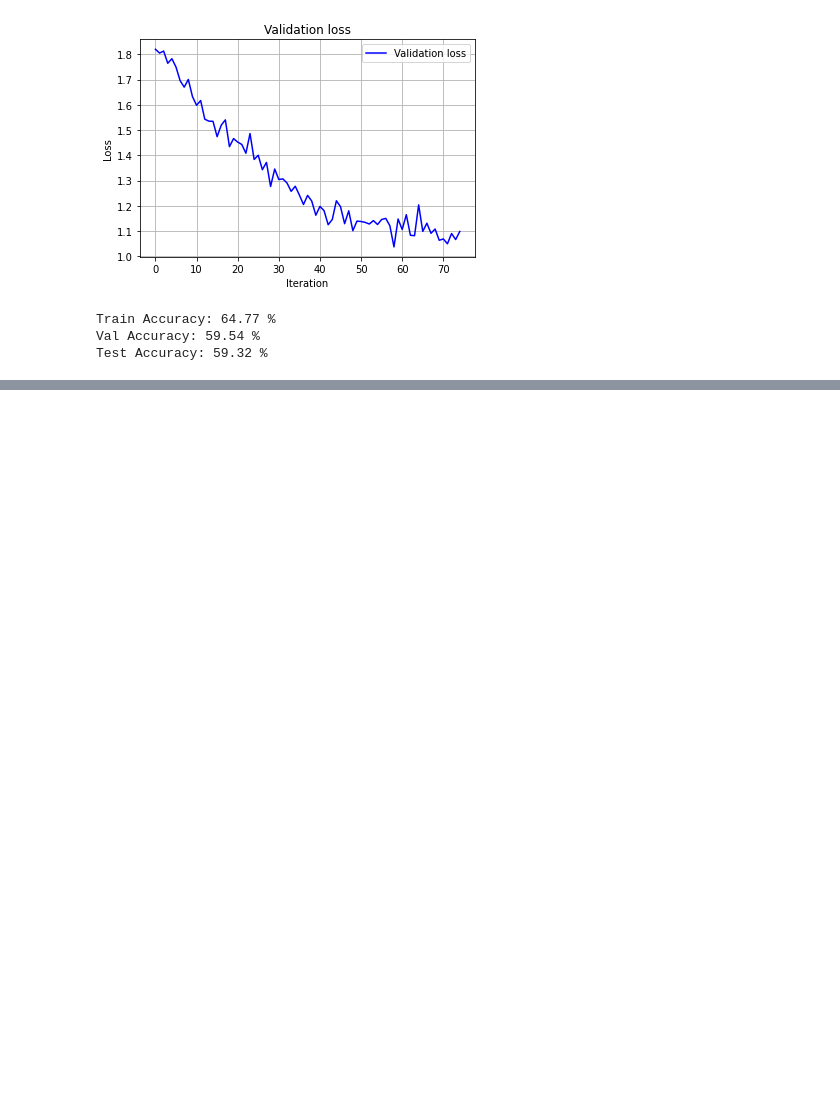
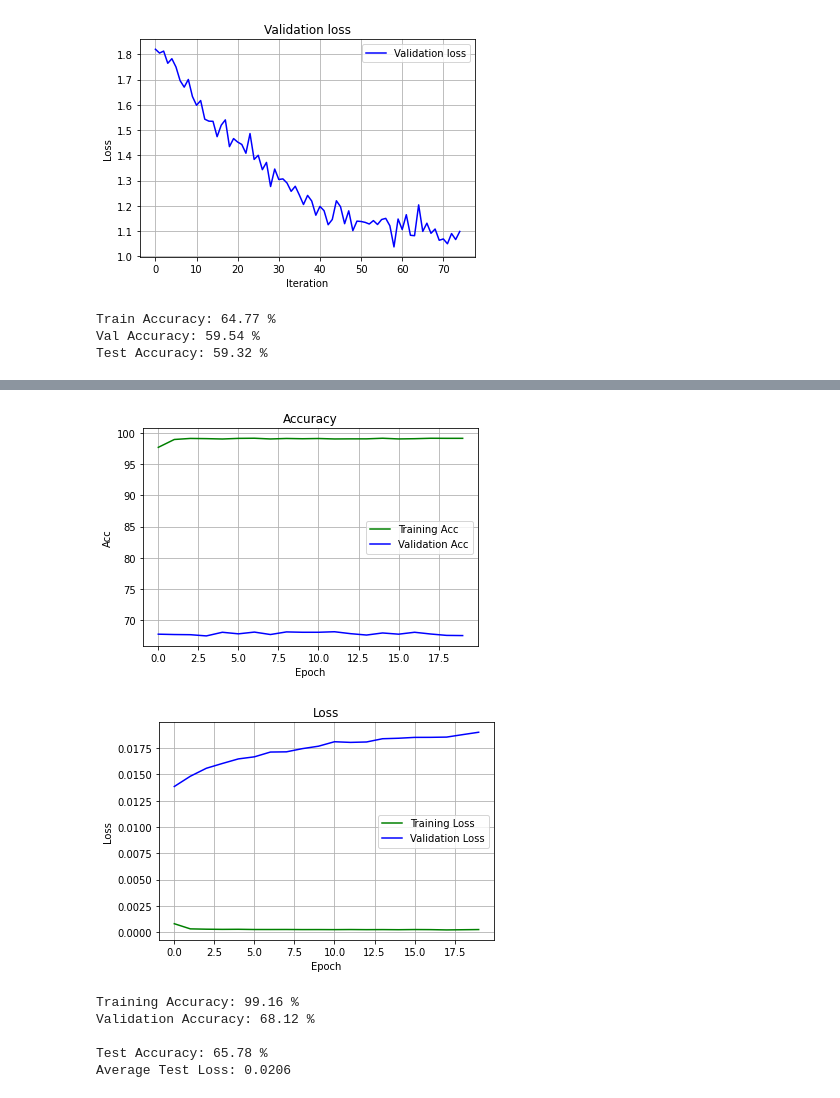
Before and after one commit to usef-kh/EC-523-Deep-Learning-Project, a Jupyter notebook: combining_subnets.ipynb, the cells around one changed output, grey strips where cells are left out. Cells and saved outputs as stored; diff of their text form; code cells hidden in the pictures; blank space fills up the shorter version.

```diff
--- a/combining_subnets.ipynb
+++ b/combining_subnets.ipynb
@@ -434,0 +560,42 @@ Test Accuracy: 59.32 %
+# %%
+class CombinedNetsPretrained(nn.Module):
+    def __init__(self, subnet1, subnet2, subnet3):
+        super(CombinedNetsPretrained, self).__init__()
+        # pass in FROZEN subnets!!
+        # for net 1
+        self.sub1 = subnet1
+
+        self.sub2 = subnet2
+
+        self.sub3 = subnet3
+        # for net2
+
+        self.history = History()
+
+        self.final_lin = nn.Linear(4096*3, 7)
+
+    def forward(self, x):
+        x_1 = self.sub1(x)
+        x_2 = self.sub2(x)
+        x_3 = self.sub3(x)
+
+        # concatenate x_1, x_2, x_3
+        #third_tensor= tf.concat(0, [first_tensor, second_tensor])
+
+        #print(x_1.shape, x_2.shape, x_3.shape)
+
+        x_cat = torch.cat((x_1, x_2, x_3), dim=1)
+
+        #print(x_cat.shape)
+        #input("Type E to continue...")
+
+        x = self.final_lin(x_cat)
+
+        return x
+
+net = CombinedNetsPretrained(subnet1,subnet2,subnet3)
+net = net.to(device)
+# %%
+criterion = nn.CrossEntropyLoss()
+optimizer = optim.SGD(net.parameters(), lr=0.01, momentum=0.9)
+train_model(net, trainloader, valloader, n_epochs=20)
@@ -434,0 +623,10 @@ Test Accuracy: 59.32 %
+# %%
+plot_metrics(net)
+# %% [output]
+[figure, added]
+[figure, added]
+Training Accuracy: 99.16 %
+Validation Accuracy: 68.12 %
+
+Test Accuracy: 65.78 %
+Average Test Loss: 0.0206
```
Also changed, not shown: parts of 19 cells of this notebook.
